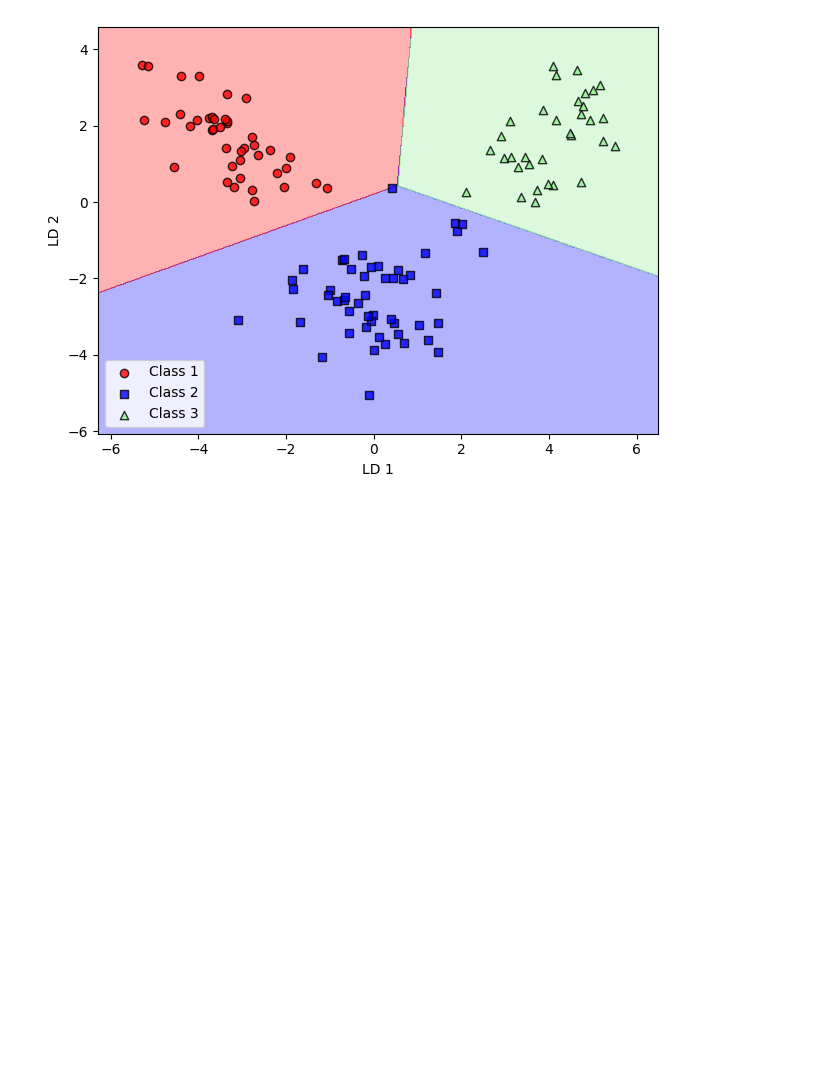
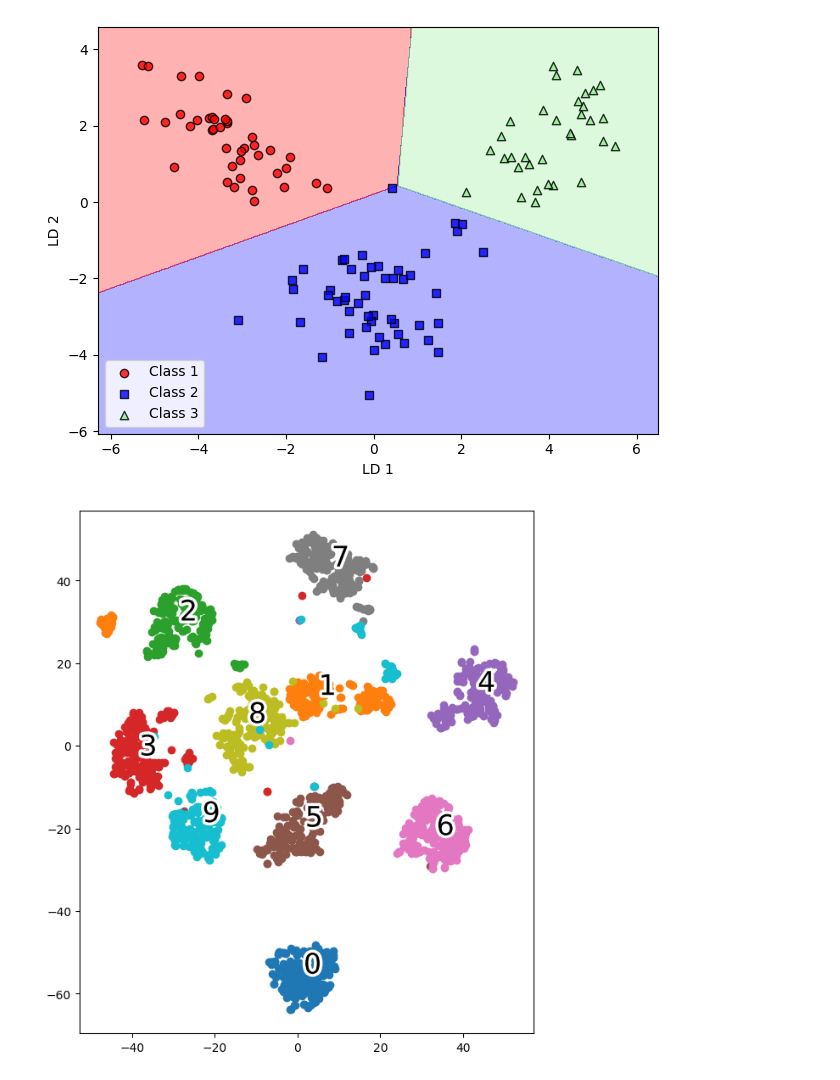
Before and after one commit to gCTRL26/ML_models, a Jupyter notebook: theory/many_models_from_book.ipynb, the cells around one changed output. Saved outputs shown, nothing was run; the diff lists cells and outputs as text; code cells hidden in the pictures; blank space fills up the shorter version.

```diff
--- a/theory/many_models_from_book.ipynb
+++ b/theory/many_models_from_book.ipynb
@@ -552,3 +552,30 @@ plt.tight_layout()
 plt.show()
 # %% [output]
 [figure]
+# %%
+from sklearn.datasets import load_digits
+from sklearn.manifold import TSNE
+import matplotlib.patheffects as PathEffects
+digits = load_digits()
+y_digits = digits.target
+X_digits = digits.data
+tsne = TSNE(n_components=2, init='pca', random_state=123)
+X_digits_tsne = tsne.fit_transform(X_digits)
+# %%
+def plot_projection(x, colors):
+    fig = plt.figure(figsize=(8, 8))
+    ax = plt.subplot(aspect='equal')
+    for i in range(10):
+        plt.scatter(x[colors == i, 0],
+                    x[colors == i, 1])
+    for i in range(10):
+        xtext, ytext = np.median(x[colors == i, :], axis=0)
+        txt = ax.text(xtext, ytext, str(i), fontsize=24)
+        txt.set_path_effects([
+            PathEffects.Stroke(linewidth=5, foreground='w'),
+            PathEffects.Normal()])
+
+plot_projection(X_digits_tsne, y_digits)
+plt.show()
+# %% [output]
+[figure, added]
```
Also changed, not shown: parts of 1 cell of this notebook.
